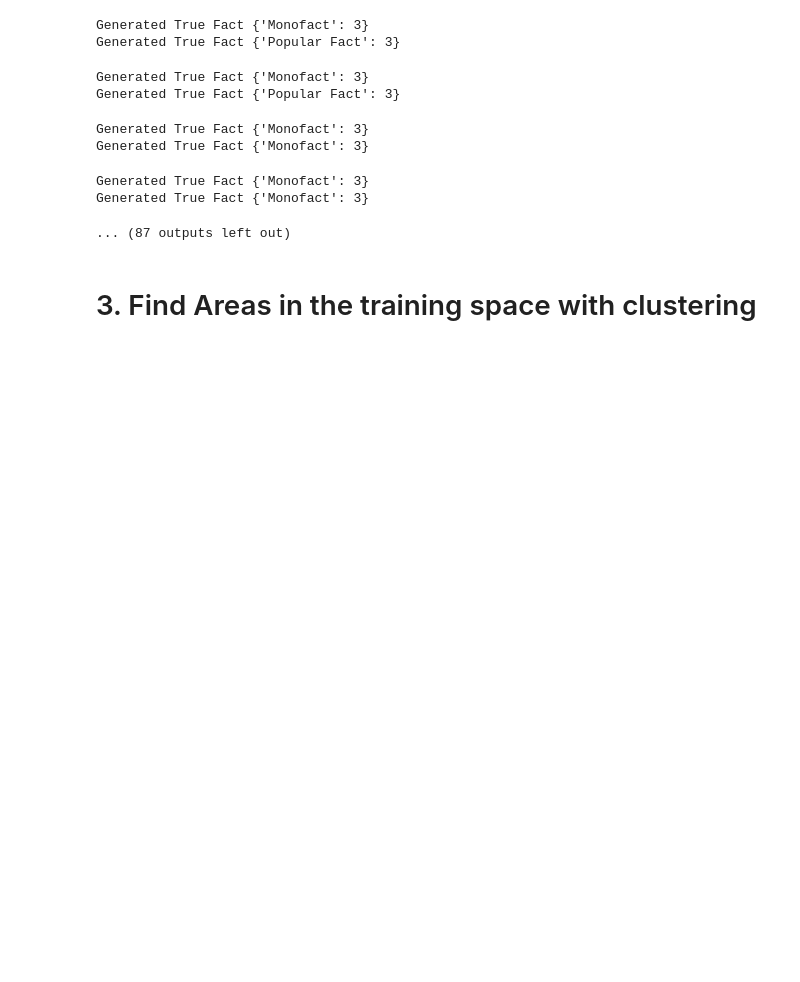
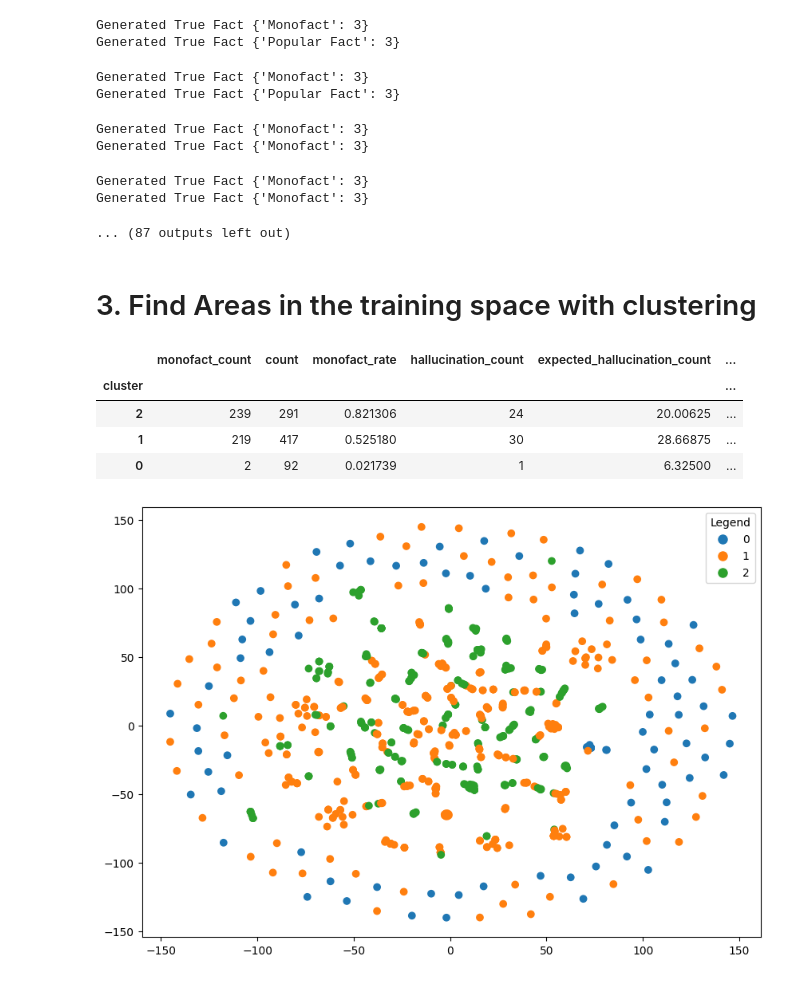
Before and after one commit to LeonPeric/Hallucination-Calibration, a Jupyter notebook: demos/monofact_embedding_experiment.ipynb, the cells around one changed output. Cells and saved outputs as stored; diff of their text form; code cells hidden in the pictures; blank space fills up the shorter version.

```diff
--- a/demos/monofact_embedding_experiment.ipynb
+++ b/demos/monofact_embedding_experiment.ipynb
@@ -232,0 +286,9 @@ closest_to_hallucinations
+# %%
+get_clustering_stats(3)
+# %% [output]
+|  | monofact_count | count | monofact_rate | hallucination_count | expected_hallucination_count | ... |
+| cluster |  |  |  |  |  | ... |
+| 2 | 239 | 291 | 0.821306 | 24 | 20.00625 | ... |
+| 1 | 219 | 417 | 0.525180 | 30 | 28.66875 | ... |
+| 0 | 2 | 92 | 0.021739 | 1 | 6.32500 | ... |
+[figure, added]
```
Also changed, not shown: parts of 8 cells of this notebook, 6 other files.
